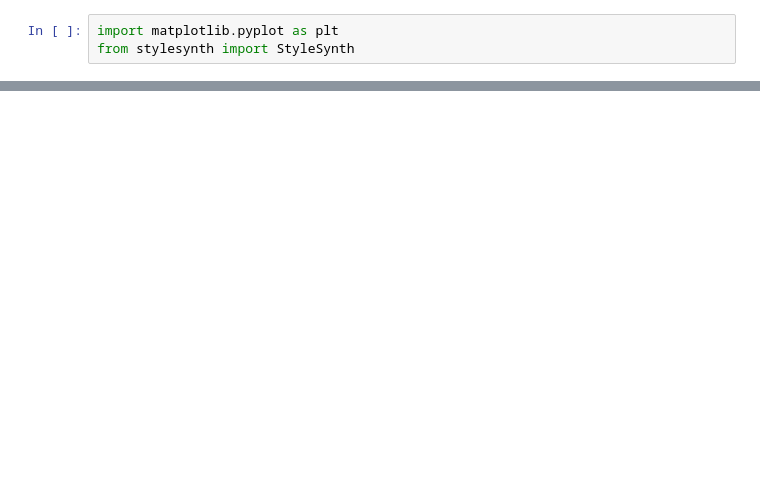
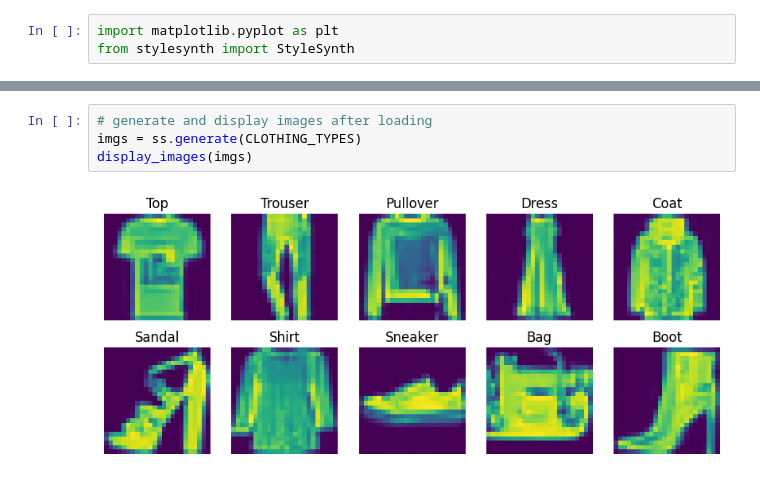
Before and after one commit to asathiya007/stylesynth, a Jupyter notebook: demo.ipynb, the cells around one changed output, grey strips where cells are left out. Cells and saved outputs as stored; diff of their text form; blank space fills up the shorter version.

```diff
--- a/demo.ipynb
+++ b/demo.ipynb
@@ -43,0 +62,6 @@ for i in range(len(imgs)):
+# %%
+# generate and display images after loading
+imgs = ss.generate(CLOTHING_TYPES)
+display_images(imgs)
+# %% [output]
+[figure, added]
```
Also changed, not shown: parts of 7 cells of this notebook, 2 other files.
